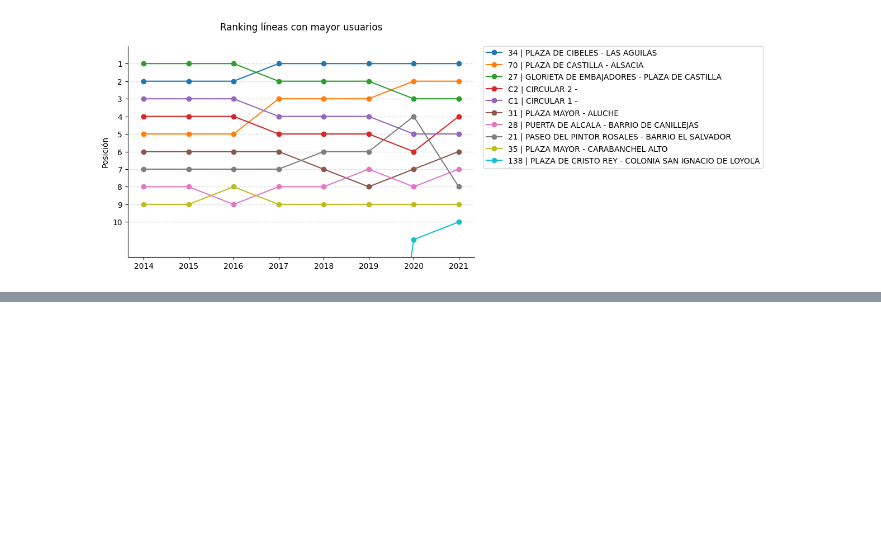
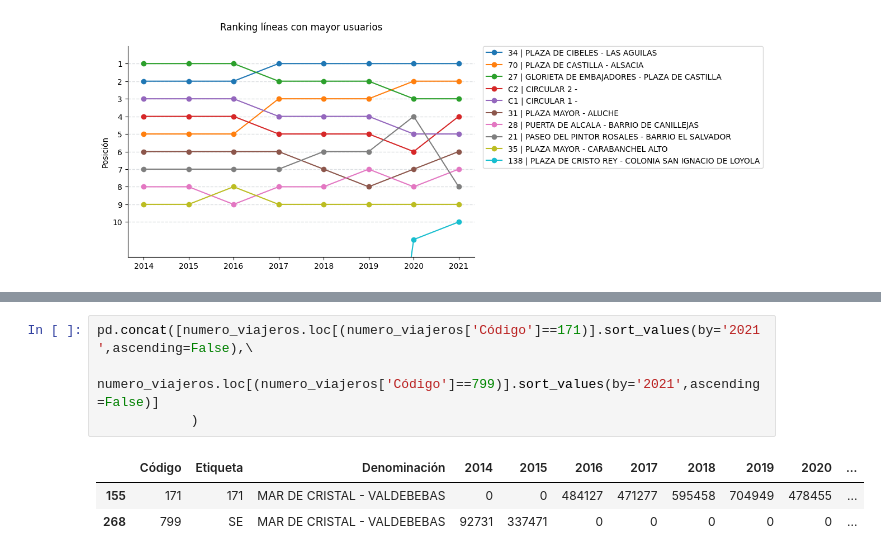
Before and after one commit to nacholopex/emt_madrid, a Jupyter notebook: 2022_emt_evolucion.ipynb, the cells around one changed output, grey strips where cells are left out. Saved outputs shown, nothing was run; the diff lists cells and outputs as text; blank space fills up the shorter version.

```diff
--- a/2022_emt_evolucion.ipynb
+++ b/2022_emt_evolucion.ipynb
@@ -339,0 +364,8 @@ plt.show()
+# %%
+pd.concat([numero_viajeros.loc[(numero_viajeros['Código']==171)].sort_values(by='2021',ascending=False),\
+            numero_viajeros.loc[(numero_viajeros['Código']==799)].sort_values(by='2021',ascending=False)]
+            )
+# %% [output]
+|  | Código | Etiqueta | Denominación | 2014 | 2015 | 2016 | 2017 | 2018 | 2019 | 2020 | ... |
+| 155 | 171 | 171 | MAR DE CRISTAL - VALDEBEBAS | 0 | 0 | 484127 | 471277 | 595458 | 704949 | 478455 | ... |
+| 268 | 799 | SE | MAR DE CRISTAL - VALDEBEBAS | 92731 | 337471 | 0 | 0 | 0 | 0 | 0 | ... |
```
Also changed, not shown: parts of 3 cells of this notebook.
